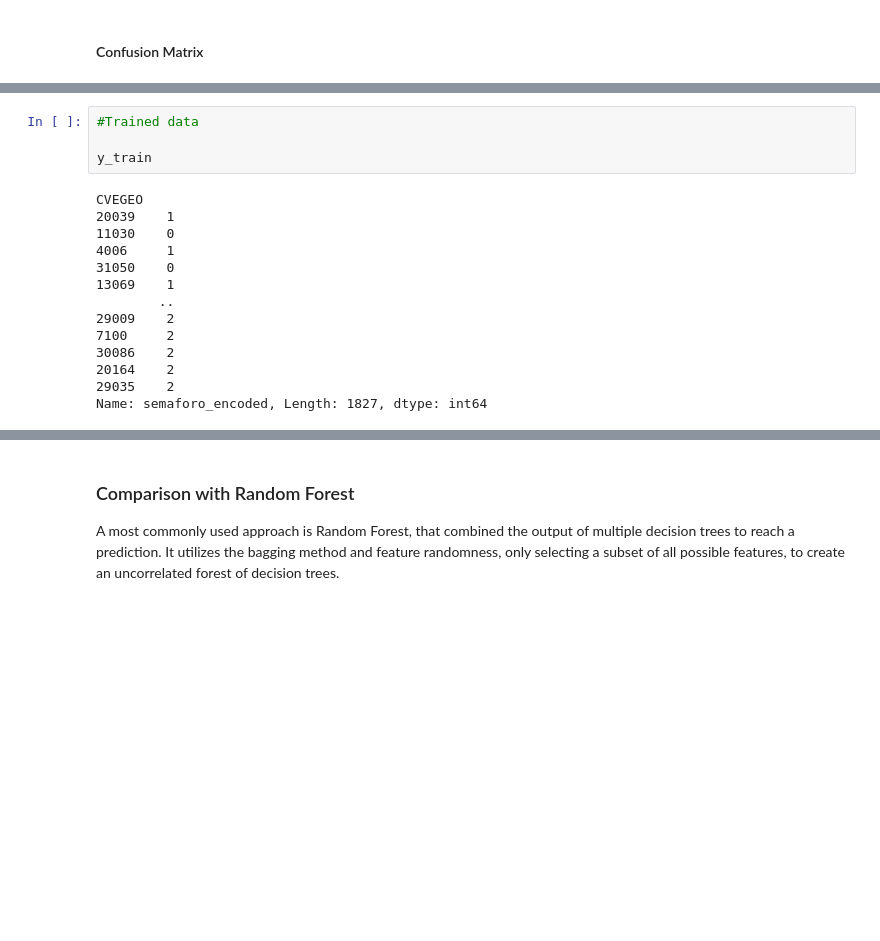
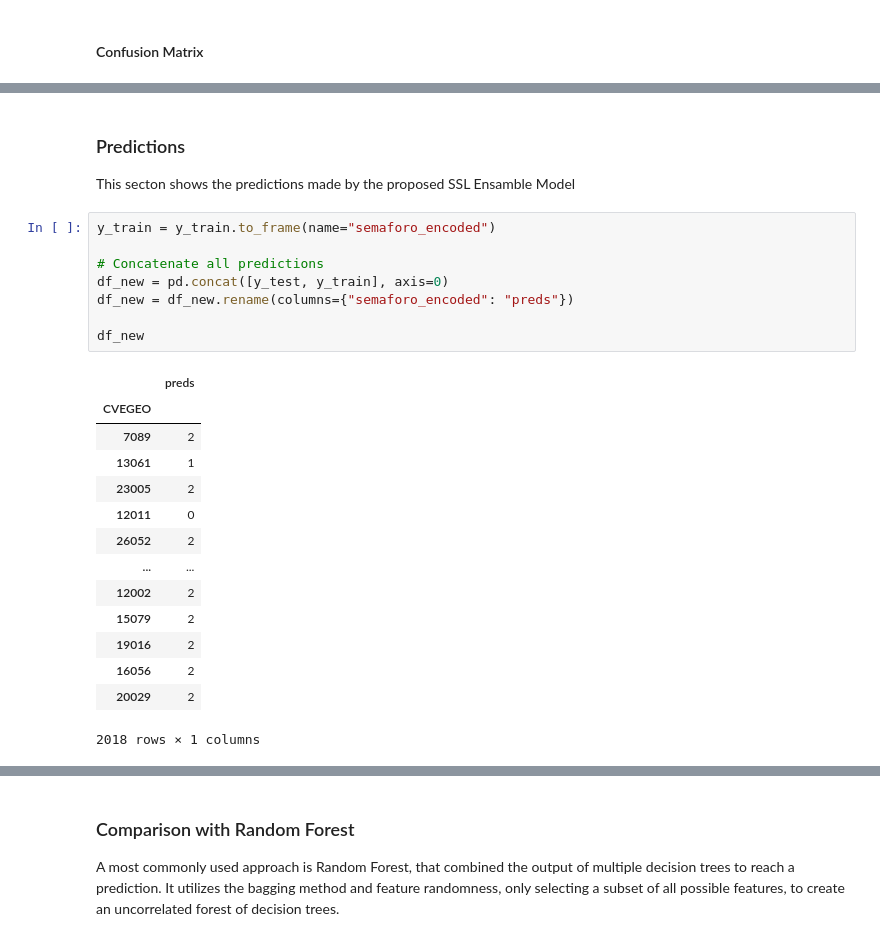
Before and after one commit to raqcoss/ML-water, a Jupyter notebook: self_learning.ipynb, the cells around one changed output, grey strips where cells are left out. Drawn from its saved outputs; the diff is of its cells as text; blank space fills up the shorter version.

Commit message:
original df with predictions

```diff
--- a/self_learning.ipynb
+++ b/self_learning.ipynb
@@ -278,18 +291,26 @@ Confusion Matrix:
-# %%
-#Trained data
-
-y_train
-# %% [output]
-CVEGEO
-20039    1
-11030    0
-4006     1
-31050    0
-13069    1
-        ..
-29009    2
-7100     2
-30086    2
-20164    2
-29035    2
-Name: semaforo_encoded, Length: 1827, dtype: int64
+# %% [markdown]
+### Predictions
+This secton shows the predictions made by the proposed SSL Ensamble Model
+# %%
+y_train = y_train.to_frame(name="semaforo_encoded")
+
+# Concatenate all predictions
+df_new = pd.concat([y_test, y_train], axis=0)
+df_new = df_new.rename(columns={"semaforo_encoded": "preds"})
+
+df_new
+# %% [output]
+|  | preds |
+| CVEGEO |  |
+| 7089 | 2 |
+| 13061 | 1 |
+| 23005 | 2 |
+| 12011 | 0 |
+| 26052 | 2 |
+| ... | ... |
+| 12002 | 2 |
+| 15079 | 2 |
+| 19016 | 2 |
+| 16056 | 2 |
+| 20029 | 2 |
+2018 rows × 1 columns
```
Also changed, not shown: parts of 6 cells of this notebook.
